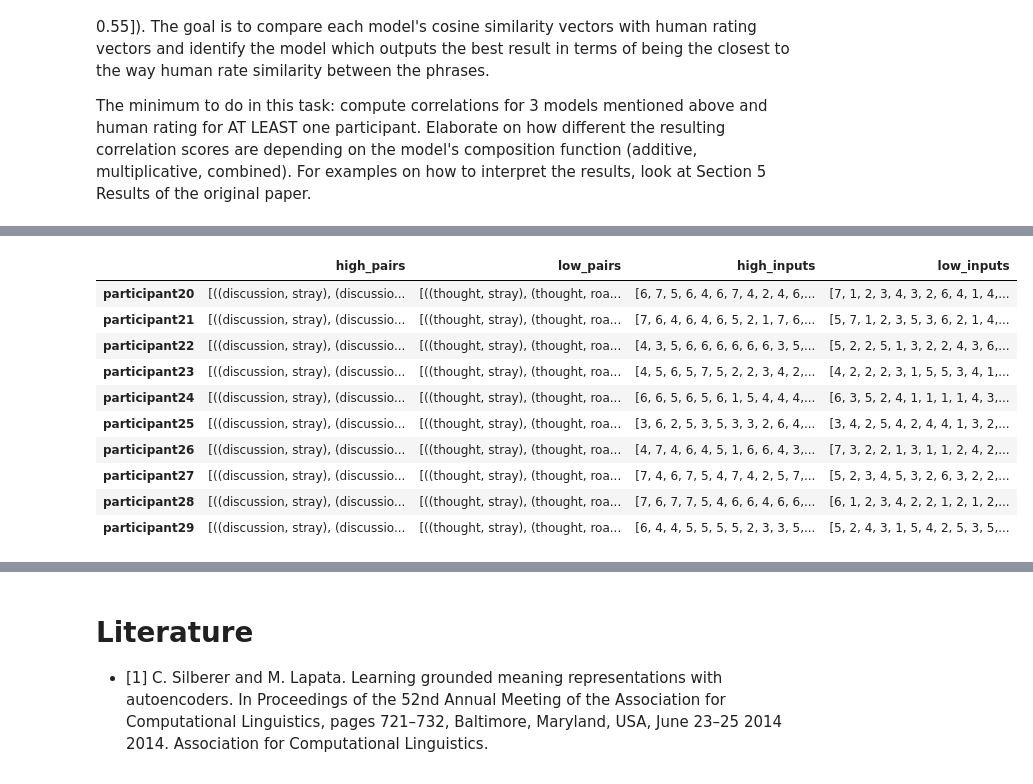
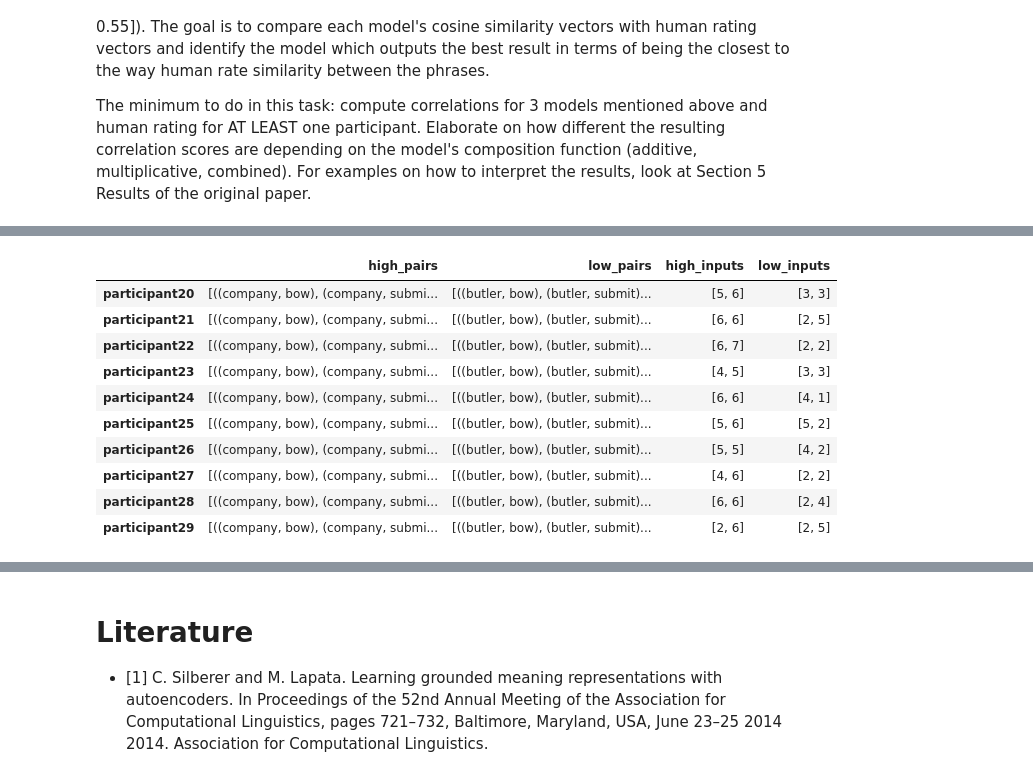
Before and after one commit to chickenbror/computational-semantics-vt21, a Jupyter notebook: 02-vector-semantics/assignment/BlueMetalLlamas_vector_semantics.ipynb, the cells around one changed output, grey strips where cells are left out. Saved outputs shown, nothing was run; the diff lists cells and outputs as text; code cells hidden in the pictures.

Commit message:
Update part5 (not sure if correct though)

```diff
--- a/02-vector-semantics/assignment/BlueMetalLlamas_vector_semantics.ipynb
+++ b/02-vector-semantics/assignment/BlueMetalLlamas_vector_semantics.ipynb
@@ -276,10 +238,18 @@ def find_similar_to(vec1, space):
 # %% [markdown]
 Here is how you apply this code. Comment on the results you get. **[3 marks]**
 # %%
-short = normalize(svdspace_10k['short'])
-light = normalize(svdspace_10k['light'])
-long = normalize(svdspace_10k['long'])
-heavy = normalize(svdspace_10k['heavy'])
+# short = normalize(svdspace_10k['short'])
+# light = normalize(svdspace_10k['light'])
+# long = normalize(svdspace_10k['long'])
+# heavy = normalize(svdspace_10k['heavy'])
 
-find_similar_to(light - (heavy - long), svdspace_10k)[:10]
+# find_similar_to(light - (heavy - long), svdspace_10k)[:10]
+for name, space in {'raw':space_10k, 'ppmi':ppmispace_10k, 'svd':svdspace_10k}.items():
+    short = normalize(space['short'])
+    light = normalize(space['light'])
+    long = normalize(space['long'])
+    heavy = normalize(space['heavy'])
+
+    sims = find_similar_to(light - (heavy - long), space)[:10]
+    print(name,'\n', sims)
 # %% [output]
@@ -469,36 +426,38 @@ dataset['participant20']
 # %%
 #your code should go here
 
+# Load the text file and process a dict
 with open('mitchell_lapata_acl08.txt') as f:
     lines = [l.rstrip('\n').split() for l in f]
     participants = {}
     for r in lines[1:]:
         participant, verb, noun, landmark, inputn, hilo = r
         refpair, landmarkpair = (noun,verb), (noun,landmark)
         pairs = (refpair, landmarkpair)
         inputn = int(inputn)
 
         # Init dictinary and keys:lists
         if participant not in participants:
             p = participants[participant] = {}
             p['high_pairs'],p['low_pairs'],p['high_inputs'],p['low_inputs'] = [],[],[],[]
 
         # Update dictinary
-        p[f'{hilo}_pairs'].append(pairs)
-        p[f'{hilo}_inputs'].append(inputn)
+        if noun in space_10k and verb in space_10k and landmark in space:  # QUE: it makes each participants evaluations very short, so how can we eval correlation of only ONE participant???
+            p[f'{hilo}_pairs'].append(pairs)
+            p[f'{hilo}_inputs'].append(inputn)
 
 # (visualise the dictionary)
 import pandas as pd
 pd.DataFrame.from_dict(participants).transpose()[:10]  # hilo-> researcher-judged ; input-> participant-scored
 # %% [output]
 |  | high_pairs | low_pairs | high_inputs | low_inputs |
-| participant20 | [((discussion, stray), (discussio... | [((thought, stray), (thought, roa... | [6, 7, 5, 6, 4, 6, 7, 4, 2, 4, 6,... | [7, 1, 2, 3, 4, 3, 2, 6, 4, 1, 4,... |
-| participant21 | [((discussion, stray), (discussio... | [((thought, stray), (thought, roa... | [7, 6, 4, 6, 4, 6, 5, 2, 1, 7, 6,... | [5, 7, 1, 2, 3, 5, 3, 6, 2, 1, 4,... |
-| participant22 | [((discussion, stray), (discussio... | [((thought, stray), (thought, roa... | [4, 3, 5, 6, 6, 6, 6, 6, 6, 3, 5,... | [5, 2, 2, 5, 1, 3, 2, 2, 4, 3, 6,... |
-| participant23 | [((discussion, stray), (discussio... | [((thought, stray), (thought, roa... | [4, 5, 6, 5, 7, 5, 2, 2, 3, 4, 2,... | [4, 2, 2, 2, 3, 1, 5, 5, 3, 4, 1,... |
-| participant24 | [((discussion, stray), (discussio... | [((thought, stray), (thought, roa... | [6, 6, 5, 6, 5, 6, 1, 5, 4, 4, 4,... | [6, 3, 5, 2, 4, 1, 1, 1, 1, 4, 3,... |
-| participant25 | [((discussion, stray), (discussio... | [((thought, stray), (thought, roa... | [3, 6, 2, 5, 3, 5, 3, 3, 2, 6, 4,... | [3, 4, 2, 5, 4, 2, 4, 4, 1, 3, 2,... |
-| participant26 | [((discussion, stray), (discussio... | [((thought, stray), (thought, roa... | [4, 7, 4, 6, 4, 5, 1, 6, 6, 4, 3,... | [7, 3, 2, 2, 1, 3, 1, 1, 2, 4, 2,... |
-| participant27 | [((discussion, stray), (discussio... | [((thought, stray), (thought, roa... | [7, 4, 6, 7, 5, 4, 7, 4, 2, 5, 7,... | [5, 2, 3, 4, 5, 3, 2, 6, 3, 2, 2,... |
-| participant28 | [((discussion, stray), (discussio... | [((thought, stray), (thought, roa... | [7, 6, 7, 7, 5, 4, 6, 6, 4, 6, 6,... | [6, 1, 2, 3, 4, 2, 2, 1, 2, 1, 2,... |
-| participant29 | [((discussion, stray), (discussio... | [((thought, stray), (thought, roa... | [6, 4, 4, 5, 5, 5, 5, 2, 3, 3, 5,... | [5, 2, 4, 3, 1, 5, 4, 2, 5, 3, 5,... |
+| participant20 | [((company, bow), (company, submi... | [((butler, bow), (butler, submit)... | [5, 6] | [3, 3] |
+| participant21 | [((company, bow), (company, submi... | [((butler, bow), (butler, submit)... | [6, 6] | [2, 5] |
+| participant22 | [((company, bow), (company, submi... | [((butler, bow), (butler, submit)... | [6, 7] | [2, 2] |
+| participant23 | [((company, bow), (company, submi... | [((butler, bow), (butler, submit)... | [4, 5] | [3, 3] |
+| participant24 | [((company, bow), (company, submi... | [((butler, bow), (butler, submit)... | [6, 6] | [4, 1] |
+| participant25 | [((company, bow), (company, submi... | [((butler, bow), (butler, submit)... | [5, 6] | [5, 2] |
+| participant26 | [((company, bow), (company, submi... | [((butler, bow), (butler, submit)... | [5, 5] | [4, 2] |
+| participant27 | [((company, bow), (company, submi... | [((butler, bow), (butler, submit)... | [4, 6] | [2, 2] |
+| participant28 | [((company, bow), (company, submi... | [((butler, bow), (butler, submit)... | [6, 6] | [2, 4] |
+| participant29 | [((company, bow), (company, submi... | [((butler, bow), (butler, submit)... | [2, 6] | [2, 5] |
```
Also changed, not shown: parts of 14 cells of this notebook, 1 other file.
